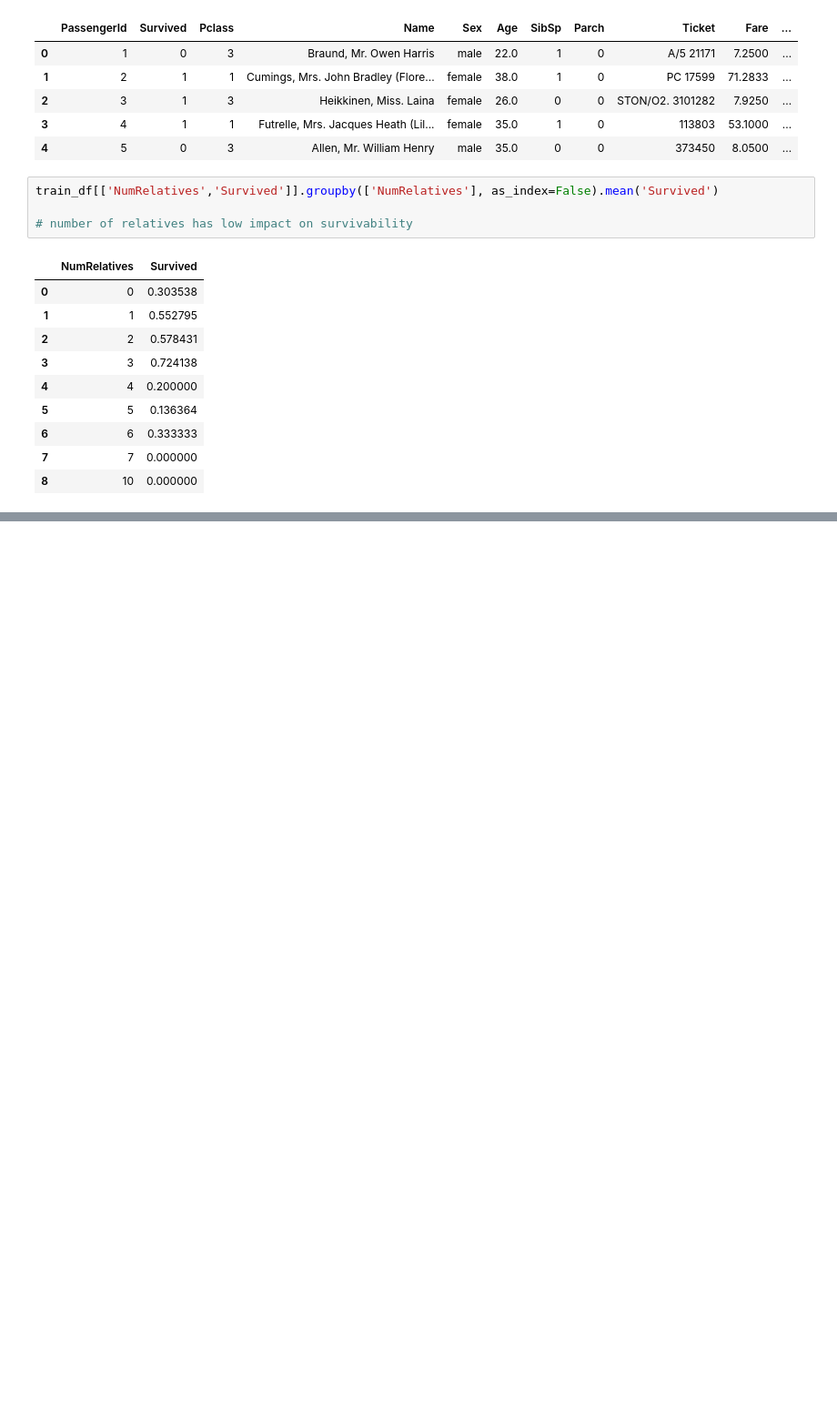
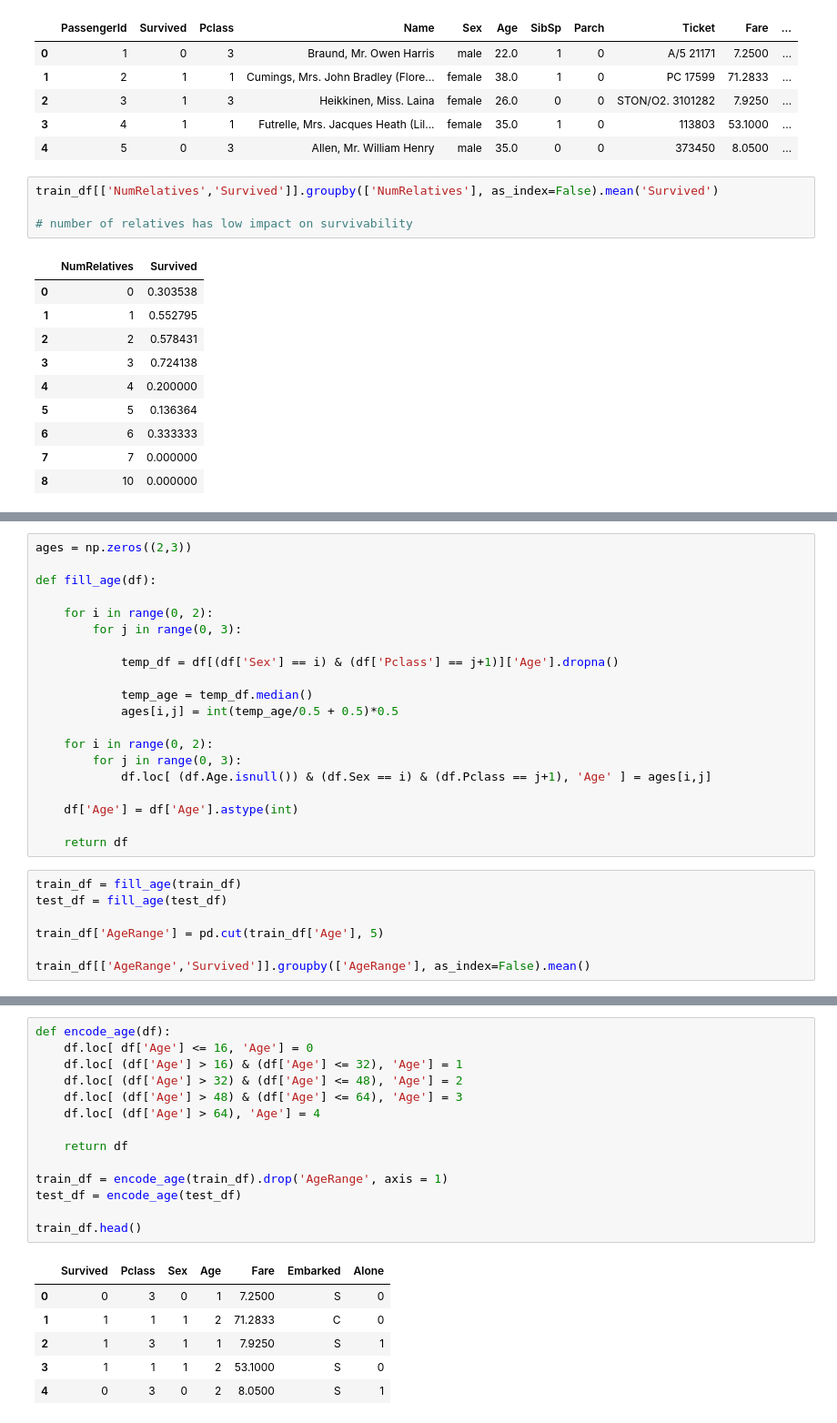
Before and after one commit to henriqueLD/CompetitionsKaggle, a Jupyter notebook: Titanic/pipeline.ipynb, the cells around one changed output, grey strips where cells are left out. Shown: that part at 91% size. Drawn from its saved outputs; the diff is of its cells as text; blank space fills up the shorter version.

```diff
--- a/Titanic/pipeline.ipynb
+++ b/Titanic/pipeline.ipynb
@@ -98,0 +140,27 @@ train_df[['Alone','Survived']].groupby(['Alone'], as_index=False).mean('Survived
+# %%
+ages = np.zeros((2,3))
+
+def fill_age(df):
+
+    for i in range(0, 2):
+        for j in range(0, 3):
+
+            temp_df = df[(df['Sex'] == i) & (df['Pclass'] == j+1)]['Age'].dropna()
+
+            temp_age = temp_df.median()
+            ages[i,j] = int(temp_age/0.5 + 0.5)*0.5
+
+    for i in range(0, 2):
+        for j in range(0, 3):
+            df.loc[ (df.Age.isnull()) & (df.Sex == i) & (df.Pclass == j+1), 'Age' ] = ages[i,j]
+
+    df['Age'] = df['Age'].astype(int)
+
+    return df
+# %%
+train_df = fill_age(train_df)
+test_df = fill_age(test_df)
+
+train_df['AgeRange'] = pd.cut(train_df['Age'], 5)
+
+train_df[['AgeRange','Survived']].groupby(['AgeRange'], as_index=False).mean()
@@ -98,0 +174,21 @@ train_df[['Alone','Survived']].groupby(['Alone'], as_index=False).mean('Survived
+# %%
+def encode_age(df):
+    df.loc[ df['Age'] <= 16, 'Age'] = 0
+    df.loc[ (df['Age'] > 16) & (df['Age'] <= 32), 'Age'] = 1
+    df.loc[ (df['Age'] > 32) & (df['Age'] <= 48), 'Age'] = 2
+    df.loc[ (df['Age'] > 48) & (df['Age'] <= 64), 'Age'] = 3
+    df.loc[ (df['Age'] > 64), 'Age'] = 4
+
+    return df
+
+train_df = encode_age(train_df).drop('AgeRange', axis = 1)
+test_df = encode_age(test_df)
+
+train_df.head()
+# %% [output]
+|  | Survived | Pclass | Sex | Age | Fare | Embarked | Alone |
+| 0 | 0 | 3 | 0 | 1 | 7.2500 | S | 0 |
+| 1 | 1 | 1 | 1 | 2 | 71.2833 | C | 0 |
+| 2 | 1 | 3 | 1 | 1 | 7.9250 | S | 1 |
+| 3 | 1 | 1 | 1 | 2 | 53.1000 | S | 0 |
+| 4 | 0 | 3 | 0 | 2 | 8.0500 | S | 1 |
```
Also changed, not shown: parts of 13 cells of this notebook.
